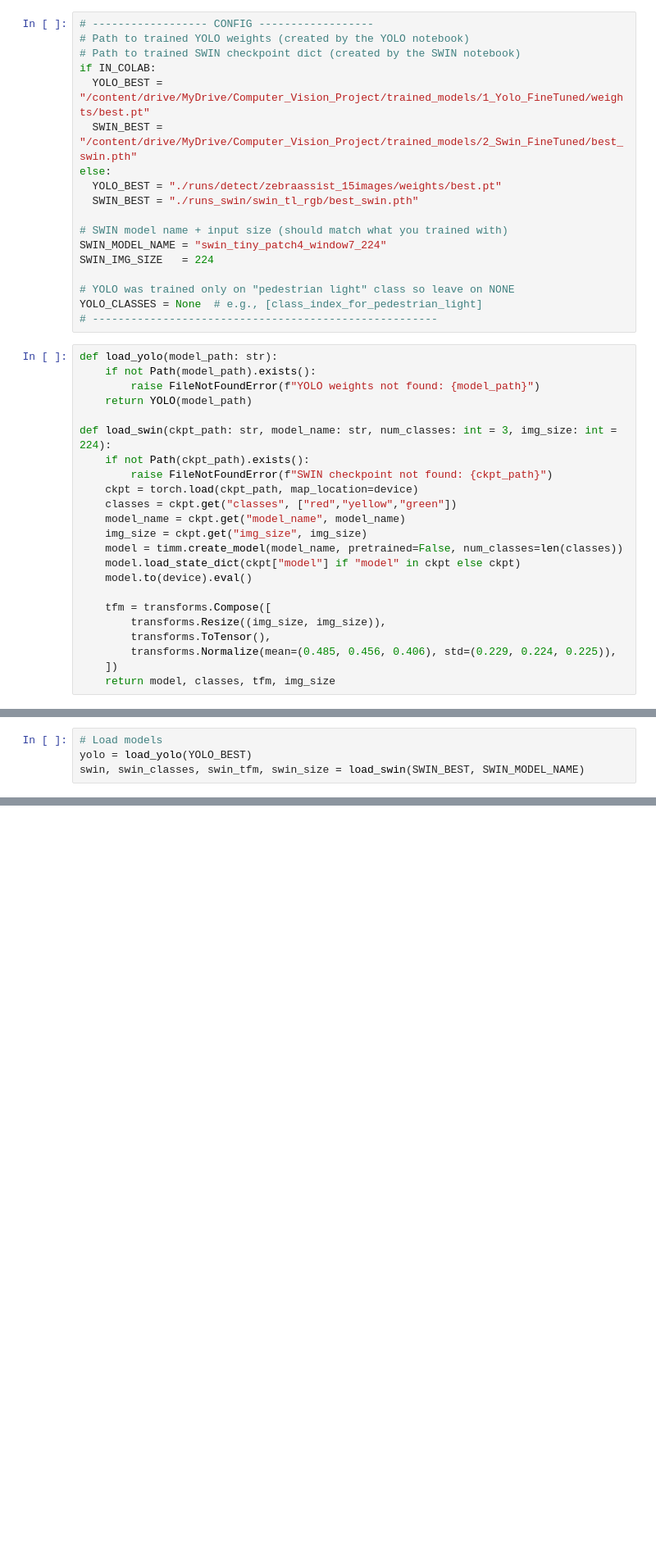
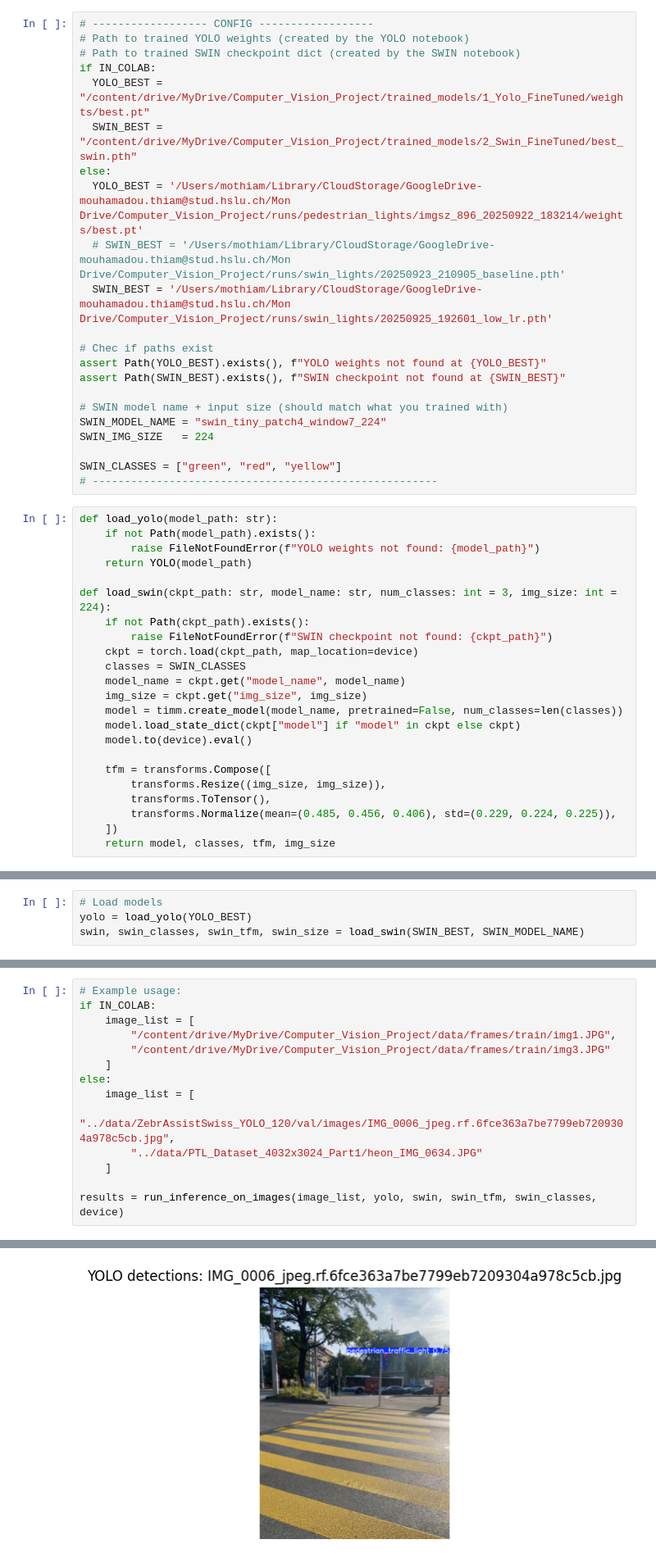
Before and after one commit to mansamoussa/zebrAssist, a Jupyter notebook: notebooks/3_DetectThenClassify_YOLO_SWIN.ipynb, the cells around one changed output, grey strips where cells are left out. Shown at 82% size. Saved outputs shown, nothing was run; the diff lists cells and outputs as text; blank space fills up the shorter version.

```diff
--- a/notebooks/3_DetectThenClassify_YOLO_SWIN.ipynb
+++ b/notebooks/3_DetectThenClassify_YOLO_SWIN.ipynb
@@ -52,15 +52,19 @@ if IN_COLAB:
   YOLO_BEST = "/content/drive/MyDrive/Computer_Vision_Project/trained_models/1_Yolo_FineTuned/weights/best.pt"
   SWIN_BEST = "/content/drive/MyDrive/Computer_Vision_Project/trained_models/2_Swin_FineTuned/best_swin.pth"
 else:
-  YOLO_BEST = "./runs/detect/zebraassist_15images/weights/best.pt"
-  SWIN_BEST = "./runs_swin/swin_tl_rgb/best_swin.pth"
+  YOLO_BEST = '/Users/mothiam/Library/CloudStorage/GoogleDrive-mouhamadou.thiam@stud.hslu.ch/Mon Drive/Computer_Vision_Project/runs/pedestrian_lights/imgsz_896_20250922_183214/weights/best.pt'
+  # SWIN_BEST = '/Users/mothiam/Library/CloudStorage/GoogleDrive-mouhamadou.thiam@stud.hslu.ch/Mon Drive/Computer_Vision_Project/runs/swin_lights/20250923_210905_baseline.pth'
+  SWIN_BEST = '/Users/mothiam/Library/CloudStorage/GoogleDrive-mouhamadou.thiam@stud.hslu.ch/Mon Drive/Computer_Vision_Project/runs/swin_lights/20250925_192601_low_lr.pth'
+
+# Chec if paths exist
+assert Path(YOLO_BEST).exists(), f"YOLO weights not found at {YOLO_BEST}"
+assert Path(SWIN_BEST).exists(), f"SWIN checkpoint not found at {SWIN_BEST}"
 
 # SWIN model name + input size (should match what you trained with)
 SWIN_MODEL_NAME = "swin_tiny_patch4_window7_224"
 SWIN_IMG_SIZE   = 224
 
-# YOLO was trained only on "pedestrian light" class so leave on NONE
-YOLO_CLASSES = None  # e.g., [class_index_for_pedestrian_light]
+SWIN_CLASSES = ["green", "red", "yellow"]
 # ------------------------------------------------------
 # %%
 def load_yolo(model_path: str):
@@ -72,7 +76,7 @@ def load_swin(ckpt_path: str, model_name: str, num_classes: int = 3, img_size: i
     if not Path(ckpt_path).exists():
         raise FileNotFoundError(f"SWIN checkpoint not found: {ckpt_path}")
     ckpt = torch.load(ckpt_path, map_location=device)
-    classes = ckpt.get("classes", ["red","yellow","green"])
+    classes = SWIN_CLASSES
     model_name = ckpt.get("model_name", model_name)
     img_size = ckpt.get("img_size", img_size)
     model = timm.create_model(model_name, pretrained=False, num_classes=len(classes))
@@ -219,0 +228,15 @@ Detection meta: {
+# %%
+# Example usage:
+if IN_COLAB:
+    image_list = [
+        "/content/drive/MyDrive/Computer_Vision_Project/data/frames/train/img1.JPG",
+        "/content/drive/MyDrive/Computer_Vision_Project/data/frames/train/img3.JPG"
+    ]
+else:
+    image_list = [
+        "../data/ZebrAssistSwiss_YOLO_120/val/images/IMG_0006_jpeg.rf.6fce363a7be7799eb7209304a978c5cb.jpg",
+        "../data/PTL_Dataset_4032x3024_Part1/heon_IMG_0634.JPG"
+    ]
+
+results = run_inference_on_images(image_list, yolo, swin, swin_tfm, swin_classes, device)
+# %% [output]
@@ -219,0 +245 @@ Detection meta: {
+[figure, added]
```
Also changed, not shown: parts of 5 cells of this notebook.
